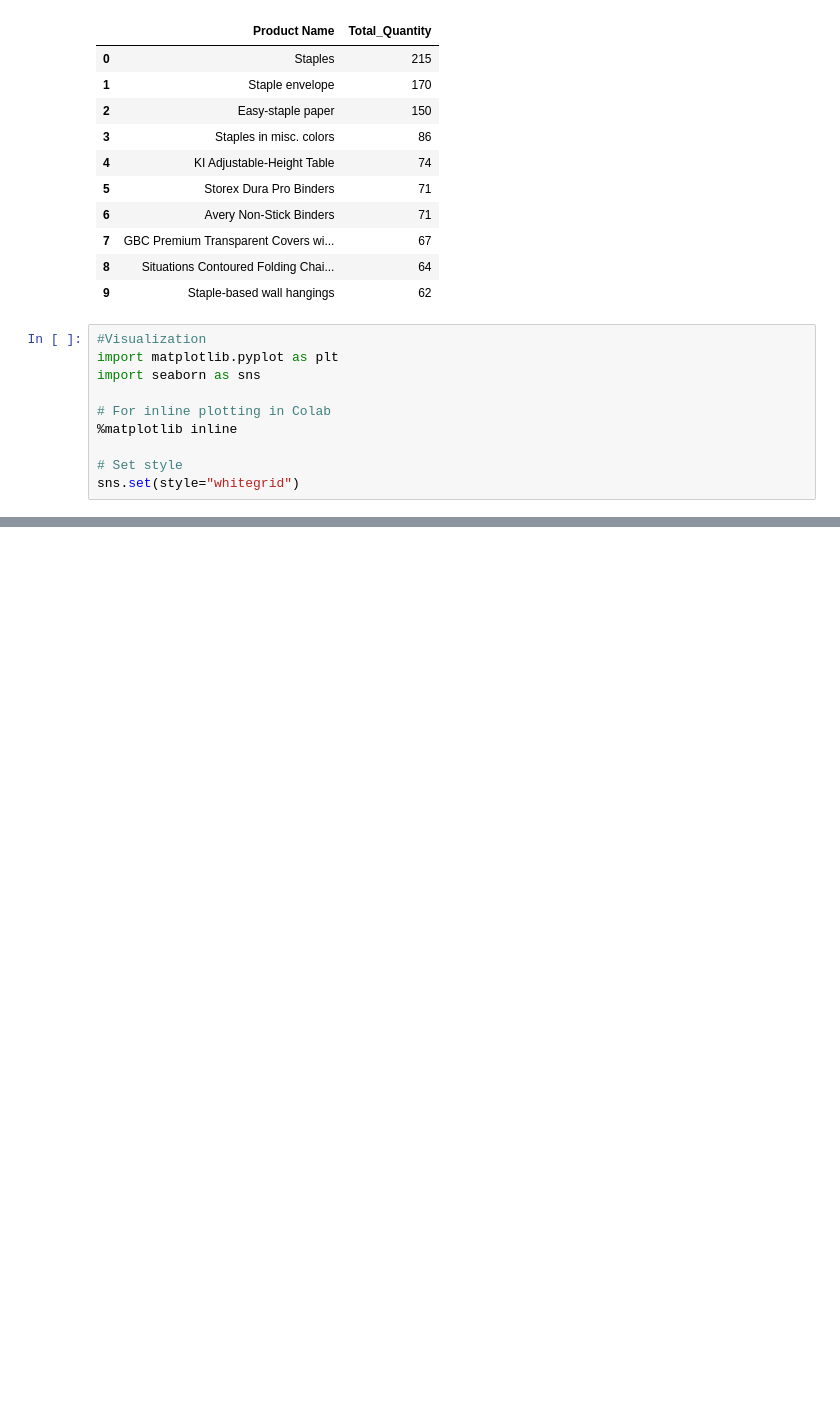
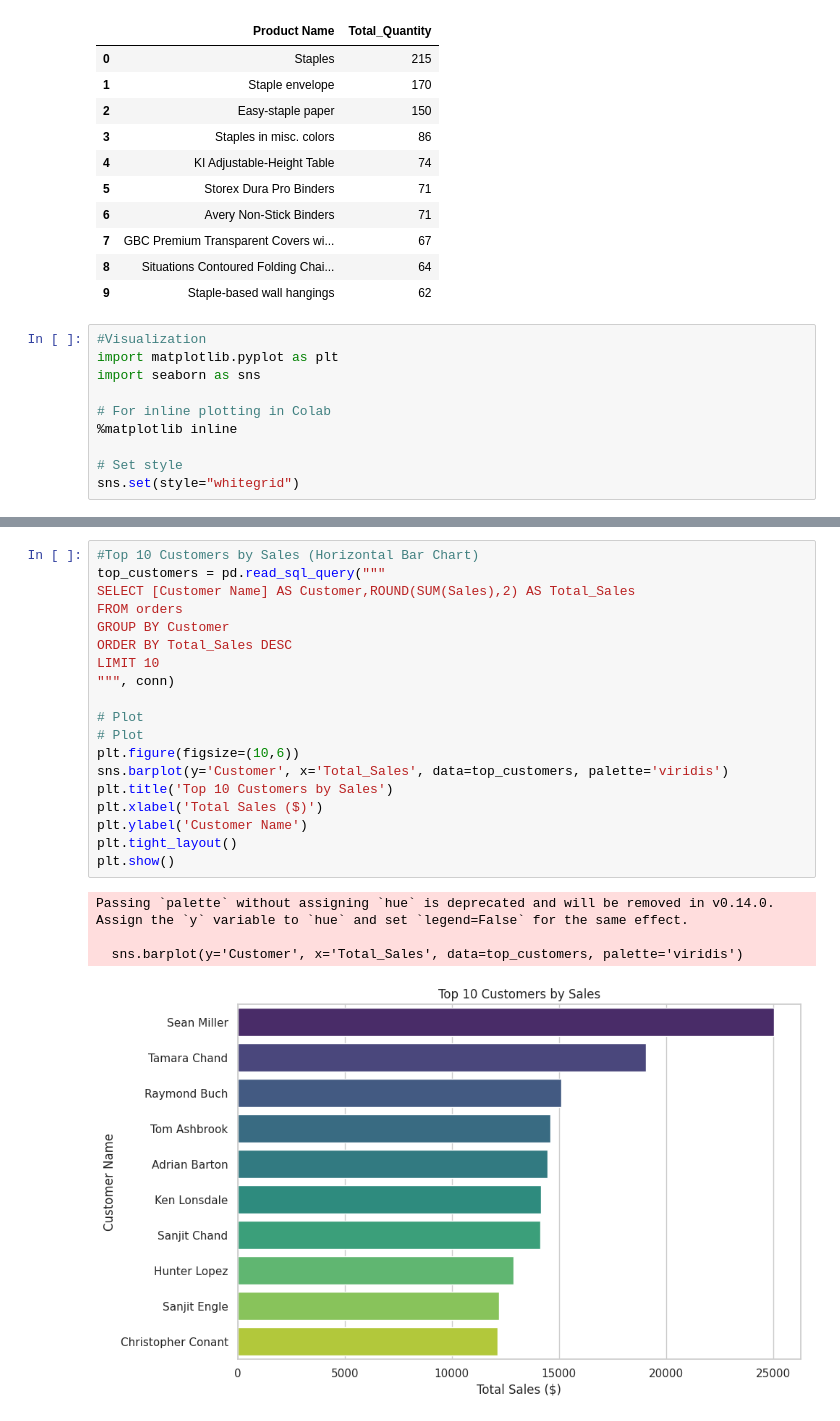
Before and after one commit to lalit1511/SQL_Projects, a Jupyter notebook: SQL_Sample_superstore_data.ipynb, the cells around one changed output, grey strips where cells are left out. Drawn from its saved outputs; the diff is of its cells as text; blank space fills up the shorter version.

```diff
--- a/SQL_Sample_superstore_data.ipynb
+++ b/SQL_Sample_superstore_data.ipynb
@@ -183,0 +221,24 @@ sns.set(style="whitegrid")
+# %%
+#Top 10 Customers by Sales (Horizontal Bar Chart)
+top_customers = pd.read_sql_query("""
+SELECT [Customer Name] AS Customer,ROUND(SUM(Sales),2) AS Total_Sales
+FROM orders
+GROUP BY Customer
+ORDER BY Total_Sales DESC
+LIMIT 10
+""", conn)
+
+# Plot
+# Plot
+plt.figure(figsize=(10,6))
+sns.barplot(y='Customer', x='Total_Sales', data=top_customers, palette='viridis')
+plt.title('Top 10 Customers by Sales')
+plt.xlabel('Total Sales ($)')
+plt.ylabel('Customer Name')
+plt.tight_layout()
+plt.show()
+# %% [output]
+Passing `palette` without assigning `hue` is deprecated and will be removed in v0.14.0. Assign the `y` variable to `hue` and set `legend=False` for the same effect.
+
+  sns.barplot(y='Customer', x='Total_Sales', data=top_customers, palette='viridis')
+[figure, added]
```
Also changed, not shown: parts of 3 cells of this notebook.
